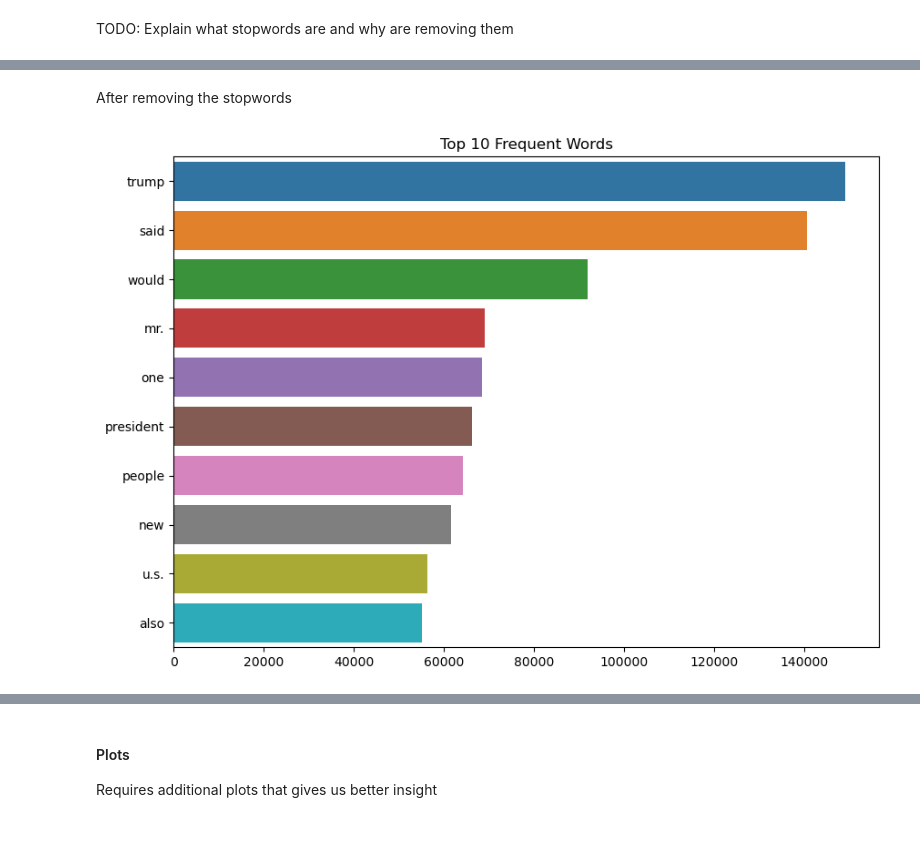
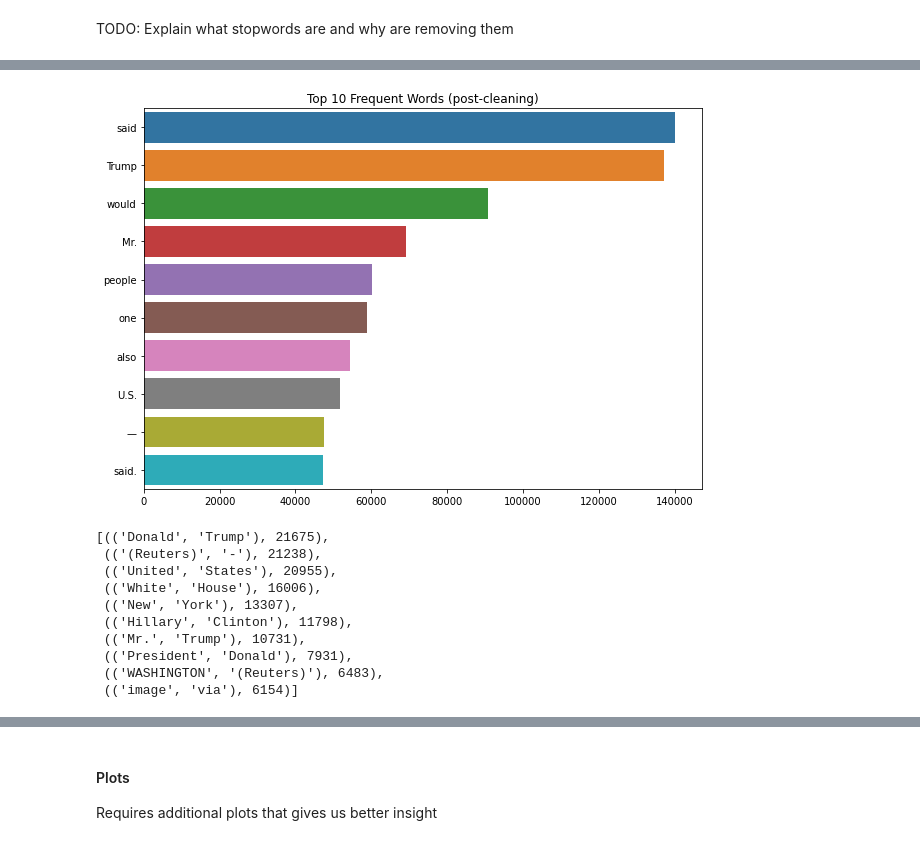
Before and after one commit to oguzaliarslan/llm_fake_news, a Jupyter notebook: main.ipynb, the cells around one changed output, grey strips where cells are left out. Cells and saved outputs as stored; diff of their text form; code cells hidden in the pictures.

```diff
--- a/main.ipynb
+++ b/main.ipynb
@@ -533,0 +625,18 @@ dtype: int64
+# %%
+def word_count(sentence):
+    words = sentence.split()
+    return len(words)
+
+def avg_word_length(sentence):
+    words = sentence.split()
+    word_lengths = [len(word.strip(string.punctuation)) for word in words]
+    clean_word_lengths = [length for length in word_lengths if length > 0]
+
+    if len(clean_word_lengths) > 0:
+        return sum(clean_word_lengths) / len(clean_word_lengths)
+    else:
+        return 0
+
+text_dataset['sentence_length'] = text_dataset['text'].apply(len)
+text_dataset['word_count'] = text_dataset['text'].apply((lambda x:len(x.split())))
+text_dataset['avg_word_length'] = text_dataset['text'].apply(avg_word_length)
@@ -547,19 +685,0 @@ text_dataset.sample(n=5)
-# %%
-def word_count(sentence):
-    sentence_list = sentence.split()
-    return len(sentence_list)
-
-def avg_word_length(sentence):
-    words = sentence.split()
-    word_lengths = [len(word) for word in words if word.isalpha()]
-    if len(word_lengths) > 0:
-        return sum(word_lengths) / len(word_lengths)
-    else:
-        return 0
-
-
-text_dataset['sentence_length'] = text_dataset['text'].apply(lambda x: sum(len(word) for word in x.split()))
-text_dataset['word_count'] = text_dataset['text'].apply(word_count)
-text_dataset['avg_word_length'] = text_dataset['text'].apply(avg_word_length)
-text_dataset['text'] = text_dataset['text'].str.lower()
-text_dataset.head(10)
@@ -654,20 +741,23 @@ text_dataset
-# %% [markdown]
-After removing the stopwords
 # %%
 sentences_token = text_dataset['clean_text'].str.split().values.tolist()
 corpus = [word for i in sentences_token for word in i]
 counter = Counter(corpus)
 most_freq = counter.most_common()
 
 words_list, count_lists= [], []
 for word,count in most_freq:
     words_list.append(word)
     count_lists.append(count)
     if len(words_list) == 10:
         break;
 plt.figure(figsize=(10,7))
 sns.barplot(x=count_lists,y=words_list)
-plt.title('Top 10 Frequent Words')
+plt.title('Top 10 Frequent Words (post-cleaning)')
 plt.show()
+
+del sentences_token
+del corpus
+del counter
+del most_freq
 # %% [output]
-[figure, old version]
+[figure, new version]
@@ -673,0 +774,14 @@ plt.show()
+# %%
+top_10 = bigram_counts.most_common()[:10]
+top_10
+# %% [output]
+[(('Donald', 'Trump'), 21675),
+ (('(Reuters)', '-'), 21238),
+ (('United', 'States'), 20955),
+ (('White', 'House'), 16006),
+ (('New', 'York'), 13307),
+ (('Hillary', 'Clinton'), 11798),
+ (('Mr.', 'Trump'), 10731),
+ (('President', 'Donald'), 7931),
+ (('WASHINGTON', '(Reuters)'), 6483),
+ (('image', 'via'), 6154)]
```
Also changed, not shown: parts of 85 cells of this notebook, 3 other files.
